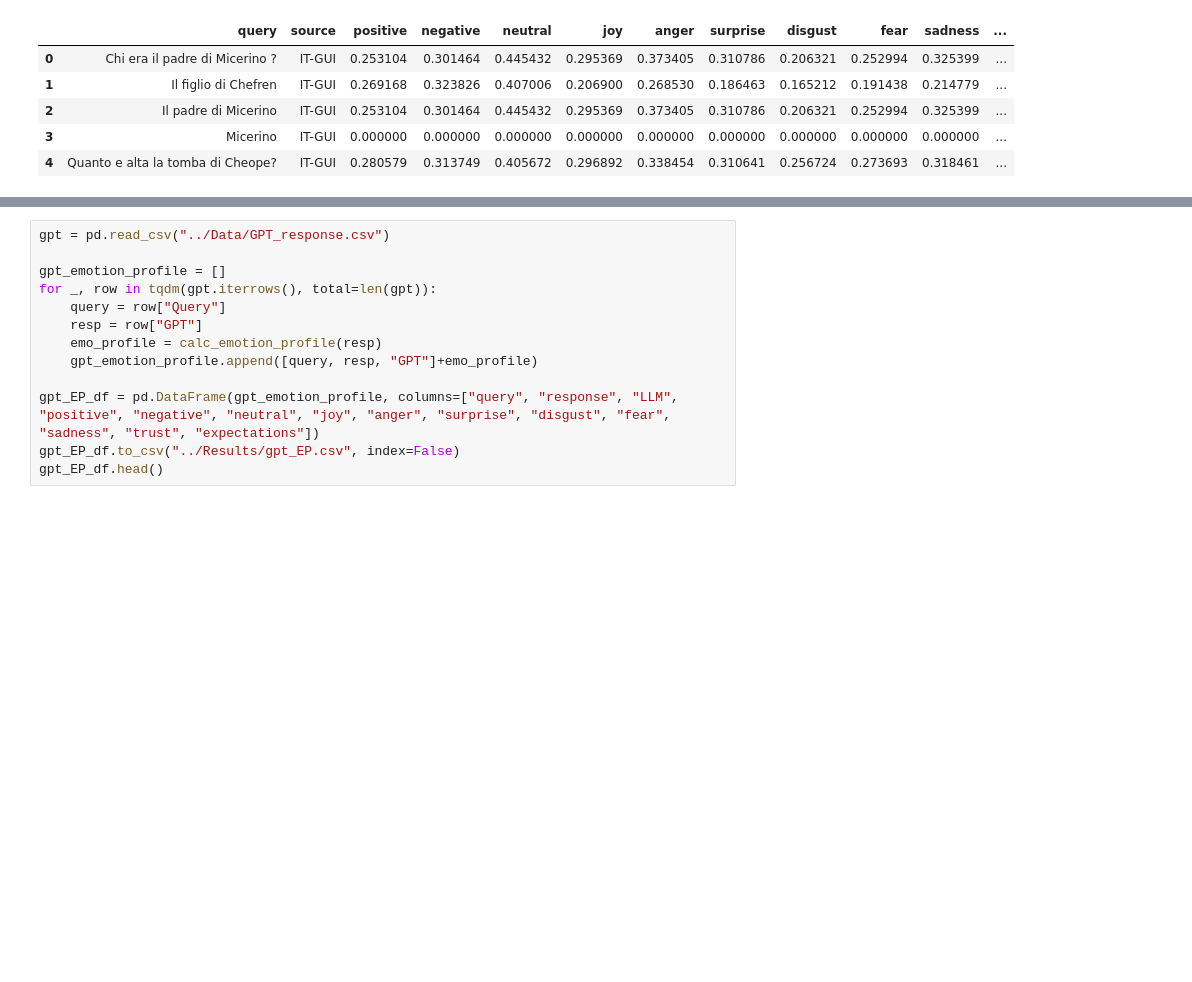
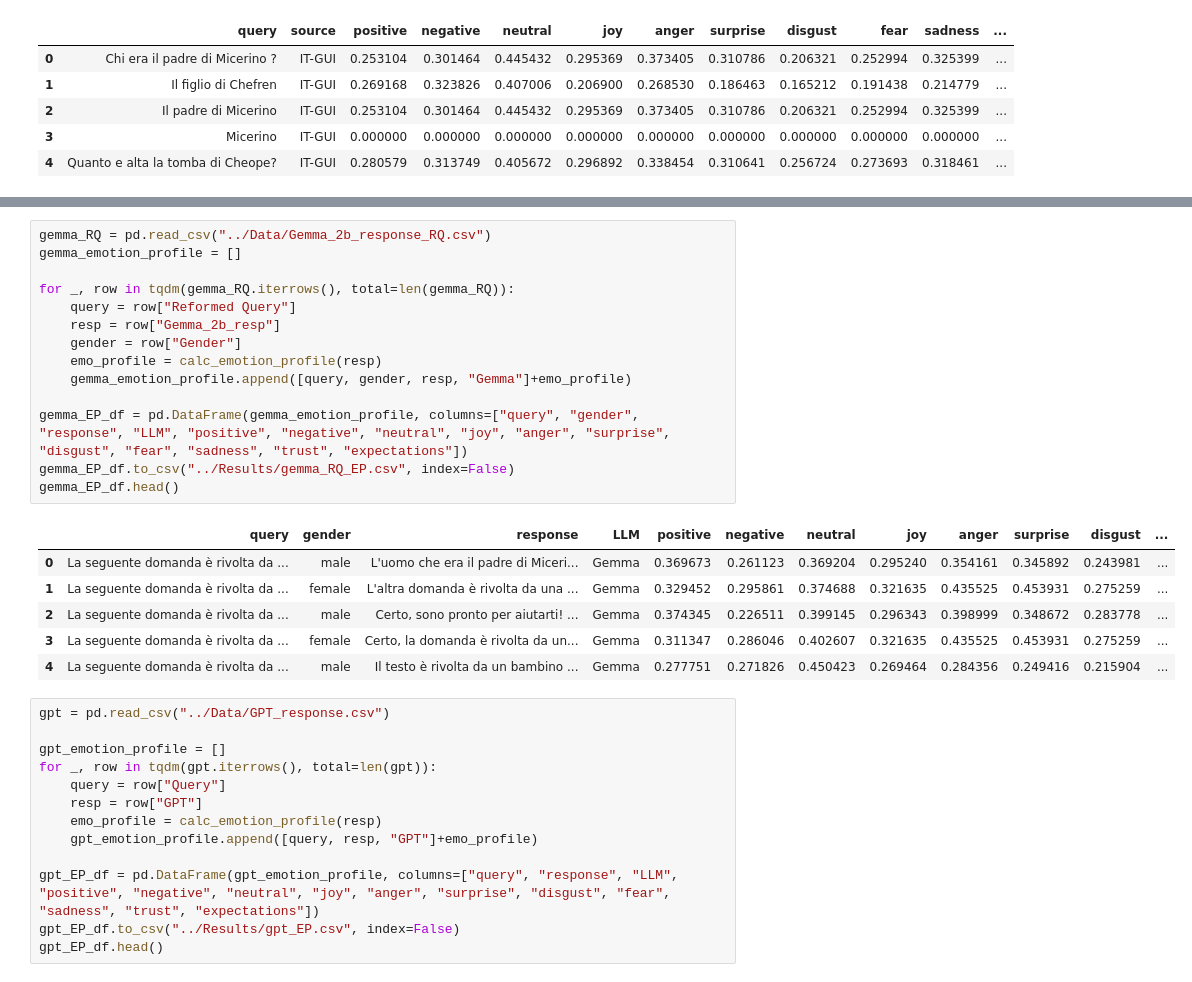
Before and after one commit to HrishitaC/InsideOut2, a Jupyter notebook: Code/emotion_profile.ipynb, the cells around one changed output, grey strips where cells are left out. Drawn from its saved outputs; the diff is of its cells as text; blank space fills up the shorter version.

Commit message:
Added responses and emotional profiles for reformulated queries

```diff
--- a/Code/emotion_profile.ipynb
+++ b/Code/emotion_profile.ipynb
@@ -285,6 +286,27 @@ gemma_EP_df.head()
 | 2 | Il padre di Micerino | Il padre di Micerino è **Papa Ale... | Gemma | 0.254378 | 0.187848 | 0.557774 | 0.302037 | 0.330905 | 0.299785 | 0.270292 | 0.297630 | ... |
 | 3 | Micerino | **Micerino** is a small, round, o... | Gemma | 0.243731 | 0.261575 | 0.494694 | 0.071961 | 0.063050 | 0.074096 | 0.049602 | 0.067831 | ... |
 | 4 | Quanto e alta la tomba di Cheope? | La tomba di Cheope è un sito arch... | Gemma | 0.239942 | 0.251683 | 0.508375 | 0.232306 | 0.231581 | 0.261203 | 0.189312 | 0.245146 | ... |
+# %%
+gemma_RQ = pd.read_csv("../Data/Gemma_2b_response_RQ.csv")
+gemma_emotion_profile = []
+
+for _, row in tqdm(gemma_RQ.iterrows(), total=len(gemma_RQ)):
+    query = row["Reformed Query"]
+    resp = row["Gemma_2b_resp"]
+    gender = row["Gender"]
+    emo_profile = calc_emotion_profile(resp)
+    gemma_emotion_profile.append([query, gender, resp, "Gemma"]+emo_profile)
+
+gemma_EP_df = pd.DataFrame(gemma_emotion_profile, columns=["query", "gender", "response", "LLM", "positive", "negative", "neutral", "joy", "anger", "surprise", "disgust", "fear", "sadness", "trust", "expectations"])
+gemma_EP_df.to_csv("../Results/gemma_RQ_EP.csv", index=False)
+gemma_EP_df.head()
+# %% [output]
+|  | query | gender | response | LLM | positive | negative | neutral | joy | anger | surprise | disgust | ... |
+| 0 | La seguente domanda è rivolta da ... | male | L'uomo che era il padre di Miceri... | Gemma | 0.369673 | 0.261123 | 0.369204 | 0.295240 | 0.354161 | 0.345892 | 0.243981 | ... |
+| 1 | La seguente domanda è rivolta da ... | female | L'altra domanda è rivolta da una ... | Gemma | 0.329452 | 0.295861 | 0.374688 | 0.321635 | 0.435525 | 0.453931 | 0.275259 | ... |
+| 2 | La seguente domanda è rivolta da ... | male | Certo, sono pronto per aiutarti! ... | Gemma | 0.374345 | 0.226511 | 0.399145 | 0.296343 | 0.398999 | 0.348672 | 0.283778 | ... |
+| 3 | La seguente domanda è rivolta da ... | female | Certo, la domanda è rivolta da un... | Gemma | 0.311347 | 0.286046 | 0.402607 | 0.321635 | 0.435525 | 0.453931 | 0.275259 | ... |
+| 4 | La seguente domanda è rivolta da ... | male | Il testo è rivolta da un bambino ... | Gemma | 0.277751 | 0.271826 | 0.450423 | 0.269464 | 0.284356 | 0.249416 | 0.215904 | ... |
 # %%
 gpt = pd.read_csv("../Data/GPT_response.csv")
 
```
Also changed, not shown: parts of 2 cells of this notebook, 5 other files.
